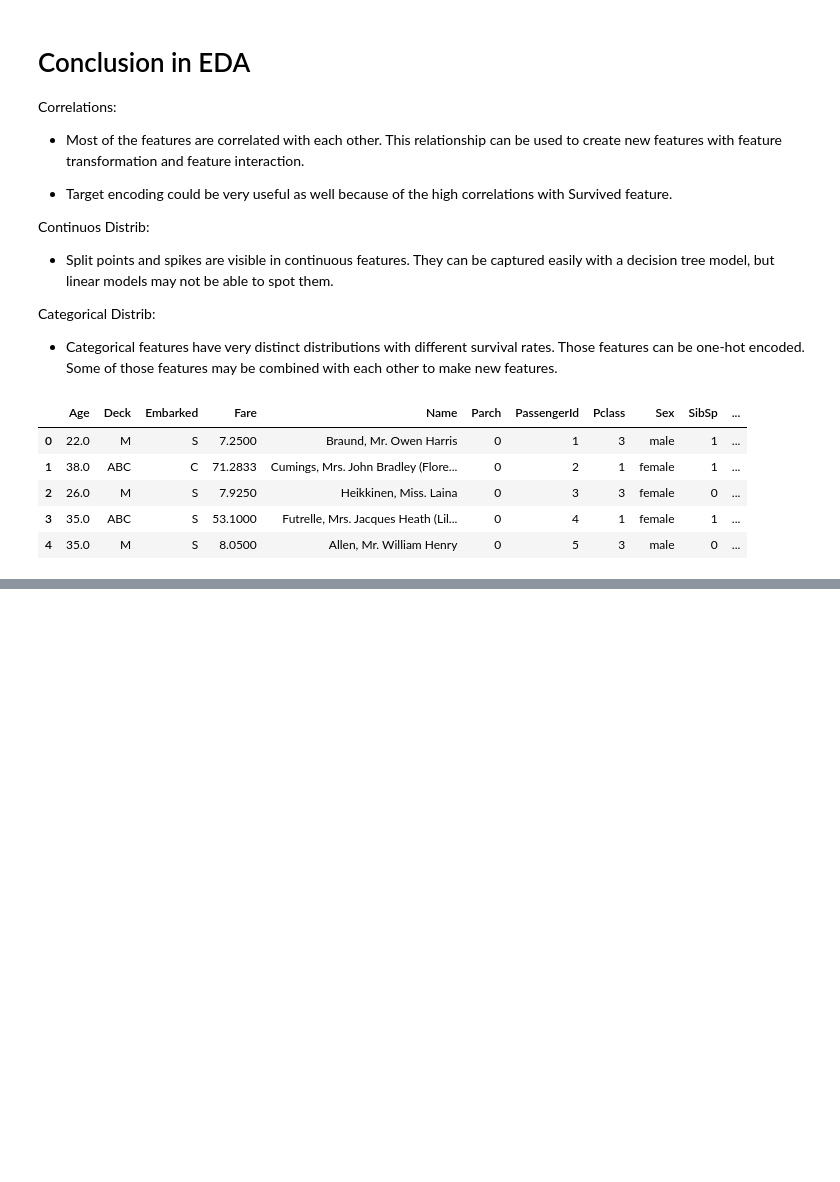
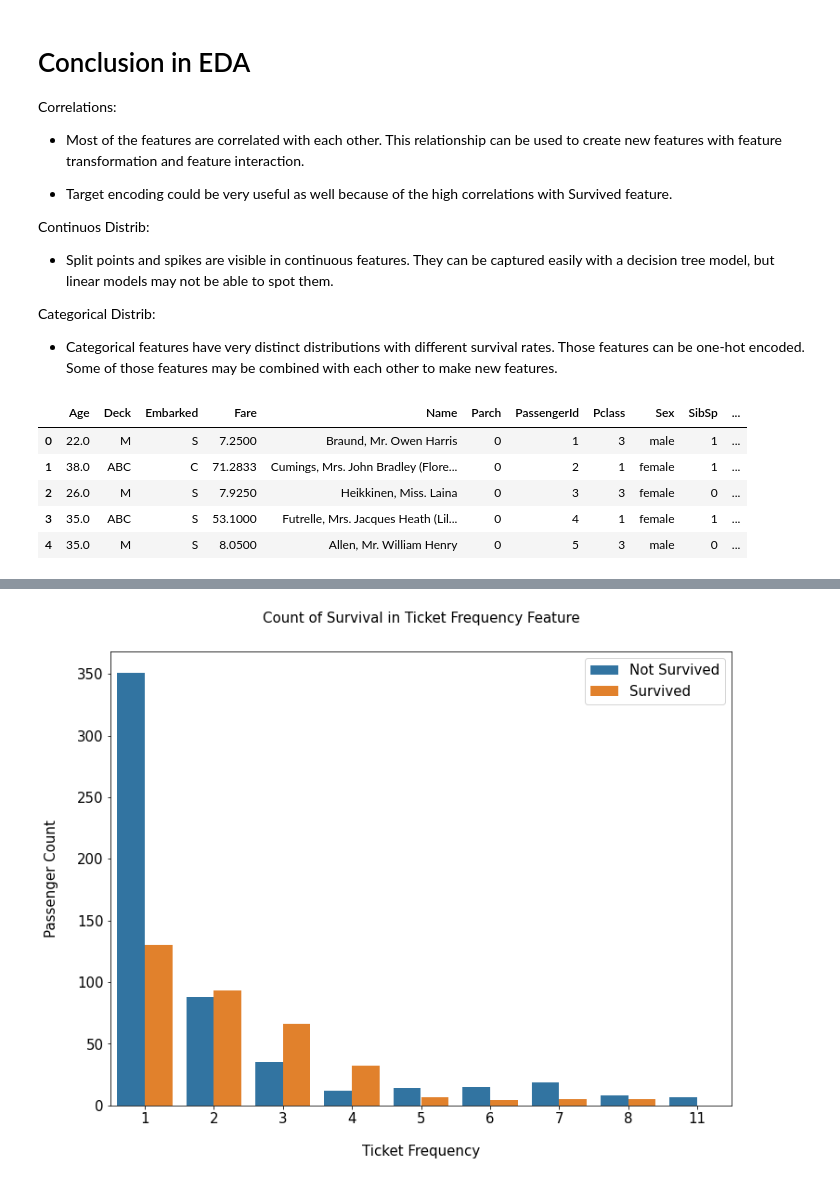
Before and after one commit to jtavara23/Titanic_survivor_prediction, a Jupyter notebook: main.ipynb, the cells around one changed output, grey strips where cells are left out. Cells and saved outputs as stored; diff of their text form; code cells hidden in the pictures; blank space fills up the shorter version.

```diff
--- a/main.ipynb
+++ b/main.ipynb
@@ -763,0 +870,18 @@ df_all.head()
+# %%
+df_all['Ticket_Frequency'] = df_all.groupby('Ticket')['Ticket'].transform('count')
+
+# Plot Frecuency of Ticket
+fig, axs = plt.subplots(figsize=(12, 9))
+sns.countplot(x='Ticket_Frequency', hue='Survived', data=df_all)
+
+plt.xlabel('Ticket Frequency', size=15, labelpad=20)
+plt.ylabel('Passenger Count', size=15, labelpad=20)
+plt.tick_params(axis='x', labelsize=15)
+plt.tick_params(axis='y', labelsize=15)
+
+plt.legend(['Not Survived', 'Survived'], loc='upper right', prop={'size': 15})
+plt.title('Count of Survival in {} Feature'.format('Ticket Frequency'), size=15, y=1.05)
+
+plt.show()
+# %% [output]
+[figure, added]
```
Also changed, not shown: parts of 31 cells of this notebook.
